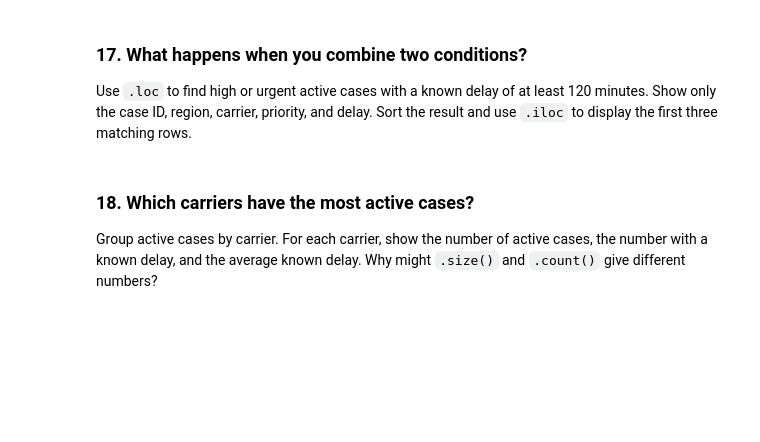
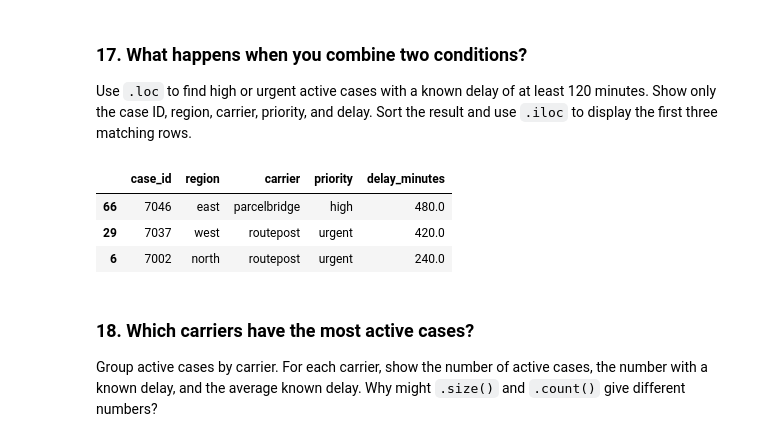
Before and after one commit to rm2620/LogicMojo-GenAI-AgenticAI-Oct26-Rishabh2620, a Jupyter notebook: Assignments_Solutions/03_python_data_analysis_practice.ipynb, the cells around one changed output. Cells and saved outputs as stored; diff of their text form; code cells hidden in the pictures; blank space fills up the shorter version.

```diff
--- a/Assignments_Solutions/03_python_data_analysis_practice.ipynb
+++ b/Assignments_Solutions/03_python_data_analysis_practice.ipynb
@@ -618,6 +645,22 @@ Build a NumPy array of known delays from active cases. Use boolean masks to coun
 ### 17. What happens when you combine two conditions?
 
 Use `.loc` to find high or urgent active cases with a known delay of at least 120 minutes. Show only the case ID, region, carrier, priority, and delay. Sort the result and use `.iloc` to display the first three matching rows.
+# %%
+test_df = cleaned_df.loc[
+    ((cleaned_df["priority"] == "high") | (cleaned_df["priority"] == "urgent")) &
+    (cleaned_df["delay_minutes"].notna()) &
+    (cleaned_df["delay_minutes"] >= 120) &
+    (cleaned_df["status"] != "resolved"),
+    ["case_id", "region", "carrier", "priority", "delay_minutes"]]
+
+test_df.sort_values(by=["delay_minutes", "case_id"], ascending=[False, True], inplace=True)
+
+test_df[:3]
+# %% [output]
+|  | case_id | region | carrier | priority | delay_minutes |
+| 66 | 7046 | east | parcelbridge | high | 480.0 |
+| 29 | 7037 | west | routepost | urgent | 420.0 |
+| 6 | 7002 | north | routepost | urgent | 240.0 |
 # %% [markdown]
 ### 18. Which carriers have the most active cases?
 
```
Also changed, not shown: parts of 8 cells of this notebook.
